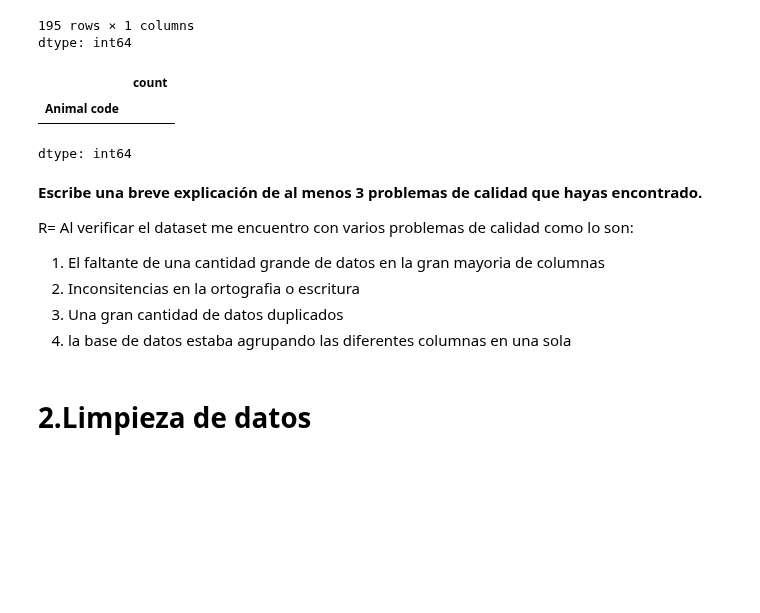
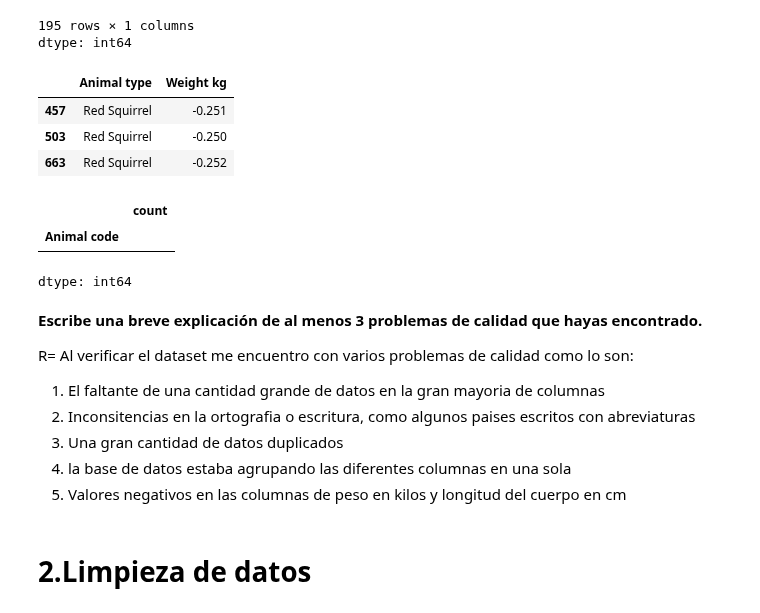
Before and after one commit to juanalvarez2491-web/Entregables-BIT-JuanCarlosAlvarezOchoa, a Jupyter notebook: Actividad_2_Limpieza_y_análisis_de_datos_con_Pandas_+_NumPy.ipynb, the cells around one changed output. Cells and saved outputs as stored; diff of their text form; code cells hidden in the pictures; blank space fills up the shorter version.

```diff
--- a/Actividad_2_Limpieza_y_análisis_de_datos_con_Pandas_+_NumPy.ipynb
+++ b/Actividad_2_Limpieza_y_análisis_de_datos_con_Pandas_+_NumPy.ipynb
@@ -283,6 +283,13 @@ df["Weight kg"].value_counts()
 | 727.000 | 1 |
 195 rows × 1 columns
 dtype: int64
+# %%
+df[df["Weight kg"] < 0][["Animal type", "Weight kg"]].head()
+# %% [output]
+|  | Animal type | Weight kg |
+| 457 | Red Squirrel | -0.251 |
+| 503 | Red Squirrel | -0.250 |
+| 663 | Red Squirrel | -0.252 |
 # %%
 df['Animal code'].value_counts()
 # %% [output]
@@ -295,9 +302,10 @@ dtype: int64
 R\= Al verificar el dataset me encuentro con varios problemas de calidad como lo son:
 
 1. El faltante de una cantidad grande de datos en la gran mayoria de columnas
-2. Inconsitencias en la ortografia o escritura
+2. Inconsitencias en la ortografia o escritura, como algunos paises escritos con abreviaturas
 3. Una gran cantidad de datos duplicados
 4. la base de datos estaba agrupando las diferentes columnas en una sola
+5. Valores negativos en las columnas de peso en kilos y longitud del cuerpo en cm
 # %% [markdown]
 # 2.Limpieza de datos
 # %% [markdown]
```
Also changed, not shown: parts of 2 cells of this notebook.
